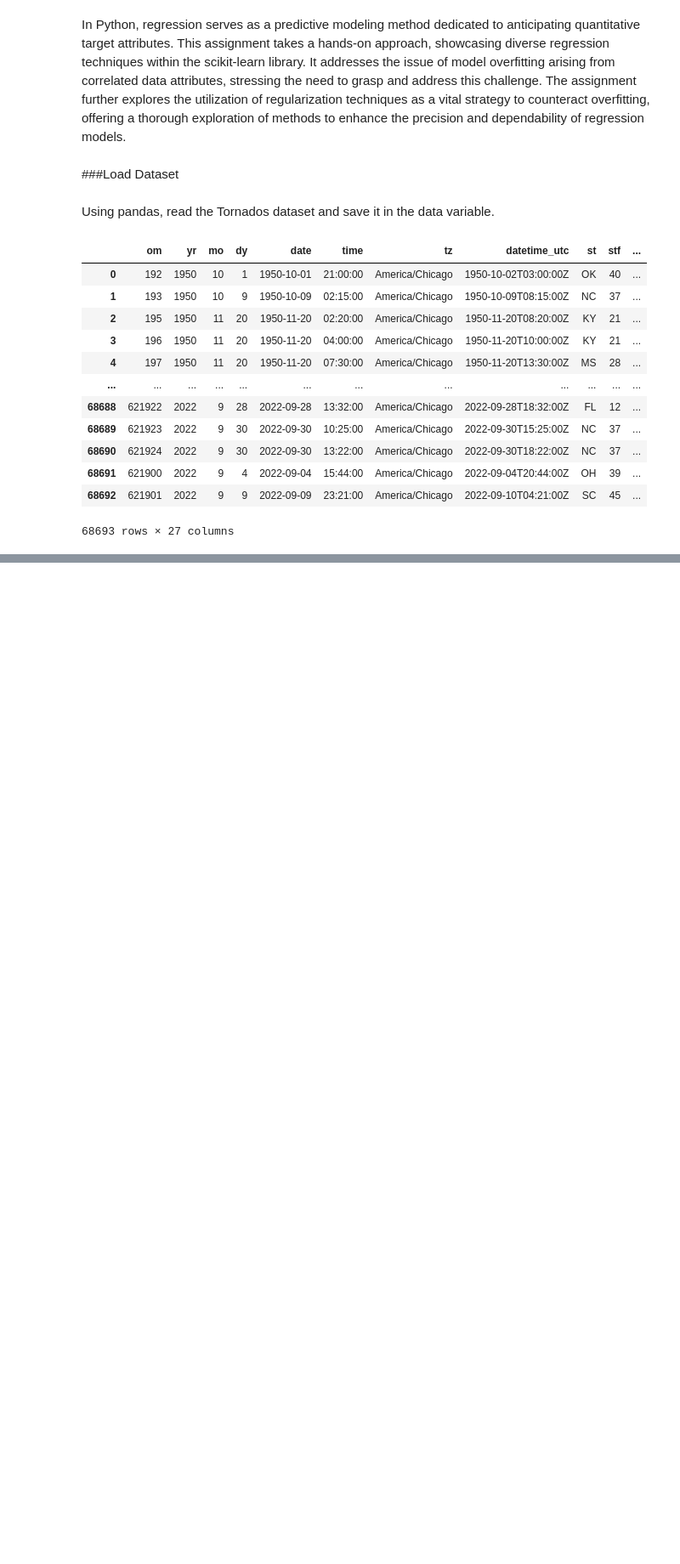
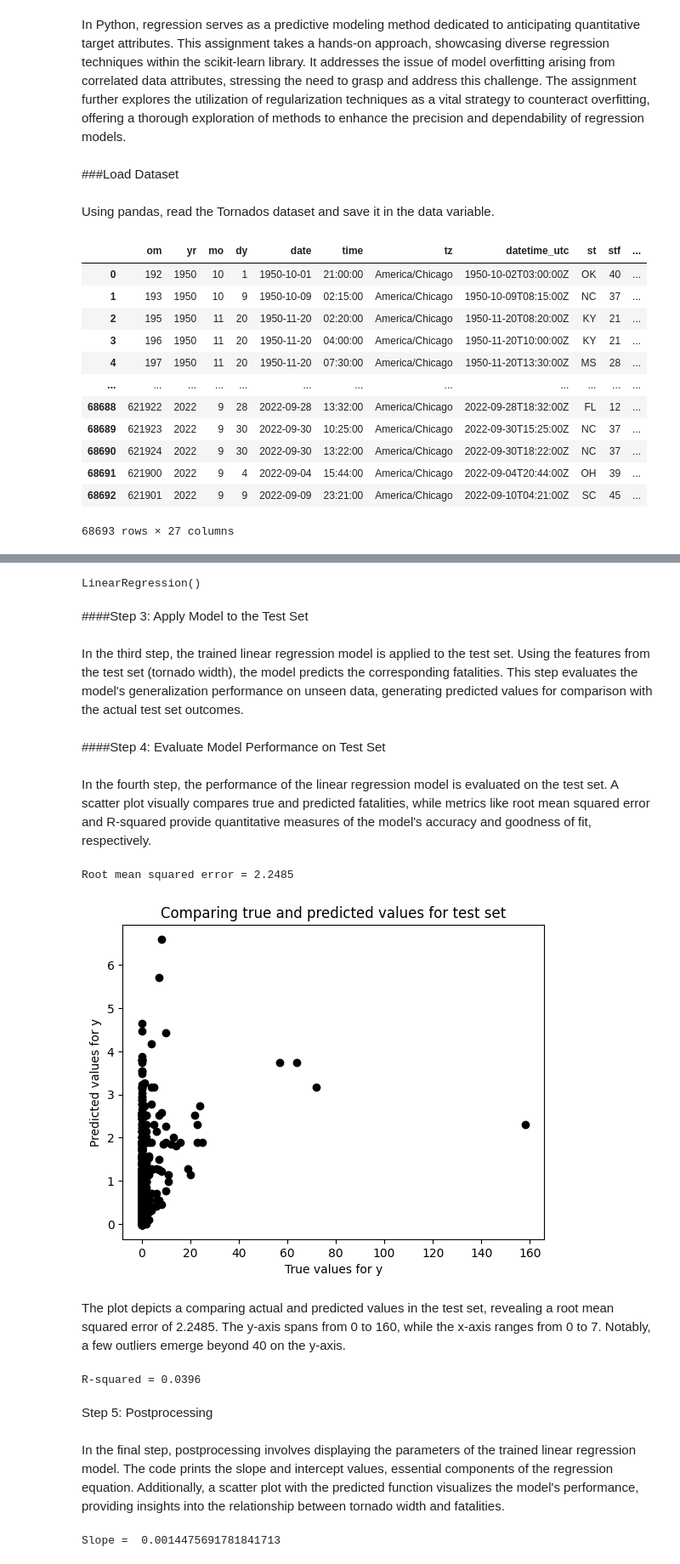
Before and after one commit to INFO-523-Exercises/hw-04-uditChaudhary, a Jupyter notebook: hw-04-uditChaudhary.ipynb, the cells around one changed output, grey strips where cells are left out. Shown at 85% size. Drawn from its saved outputs; the diff is of its cells as text; code cells hidden in the pictures; blank space fills up the shorter version.

```diff
--- a/hw-04-uditChaudhary.ipynb
+++ b/hw-04-uditChaudhary.ipynb
@@ -36,0 +116,11 @@ data
+# %%
+numTrain = 33213   # number of training instances which is 80% of the data for training
+numTest = numInstances - numTrain
+X = data[['wid']]
+y = data[['fat']]
+
+
+X_train = X[:-numTest]
+X_test = X[-numTest:]
+y_train = y[:-numTest]
+y_test = y[-numTest:]
@@ -36,0 +131,52 @@ data
+# %%
+from sklearn import linear_model
+from sklearn.metrics import mean_squared_error, r2_score
+
+# Create linear regression object
+regr = linear_model.LinearRegression()
+
+# Fit regression model to the training set
+regr.fit(X_train, y_train)
+# %% [output]
+LinearRegression()
+# %% [markdown]
+####Step 3: Apply Model to the Test Set
+# %% [markdown]
+
+In the third step, the trained linear regression model is applied to the test set. Using the features from the test set (tornado width), the model predicts the corresponding fatalities. This step evaluates the model's generalization performance on unseen data, generating predicted values for comparison with the actual test set outcomes.
+# %%
+# Apply model to the test set
+y_pred_test = regr.predict(X_test)
+# %% [markdown]
+####Step 4: Evaluate Model Performance on Test Set
+# %% [markdown]
+
+In the fourth step, the performance of the linear regression model is evaluated on the test set. A scatter plot visually compares true and predicted fatalities, while metrics like root mean squared error and R-squared provide quantitative measures of the model's accuracy and goodness of fit, respectively.
+# %%
+import numpy as np
+# Comparing true versus predicted values
+plt.scatter(y_test, y_pred_test, color='black')
+plt.title('Comparing true and predicted values for test set')
+plt.xlabel('True values for y')
+plt.ylabel('Predicted values for y')
+
+# Model evaluation
+print("Root mean squared error = %.4f" % np.sqrt(mean_squared_error(y_test, y_pred_test)))
+# %% [output]
+Root mean squared error = 2.2485
+[figure, added]
+# %% [markdown]
+The plot depicts a comparing actual and predicted values in the test set, revealing a root mean squared error of 2.2485. The y-axis spans from 0 to 160, while the x-axis ranges from 0 to 7. Notably, a few outliers emerge beyond 40 on the y-axis.
+# %%
+print('R-squared = %.4f' % r2_score(y_test, y_pred_test))
+# %% [output]
+R-squared = 0.0396
+# %% [markdown]
+Step 5: Postprocessing
+# %% [markdown]
+In the final step, postprocessing involves displaying the parameters of the trained linear regression model. The code prints the slope and intercept values, essential components of the regression equation. Additionally, a scatter plot with the predicted function visualizes the model's performance, providing insights into the relationship between tornado width and fatalities.
+# %%
+# Display model parameters
+print('Slope = ', regr.coef_[0][0])
+# %% [output]
+Slope =  0.0014475691781841713
```
Also changed, not shown: parts of 48 cells of this notebook.
